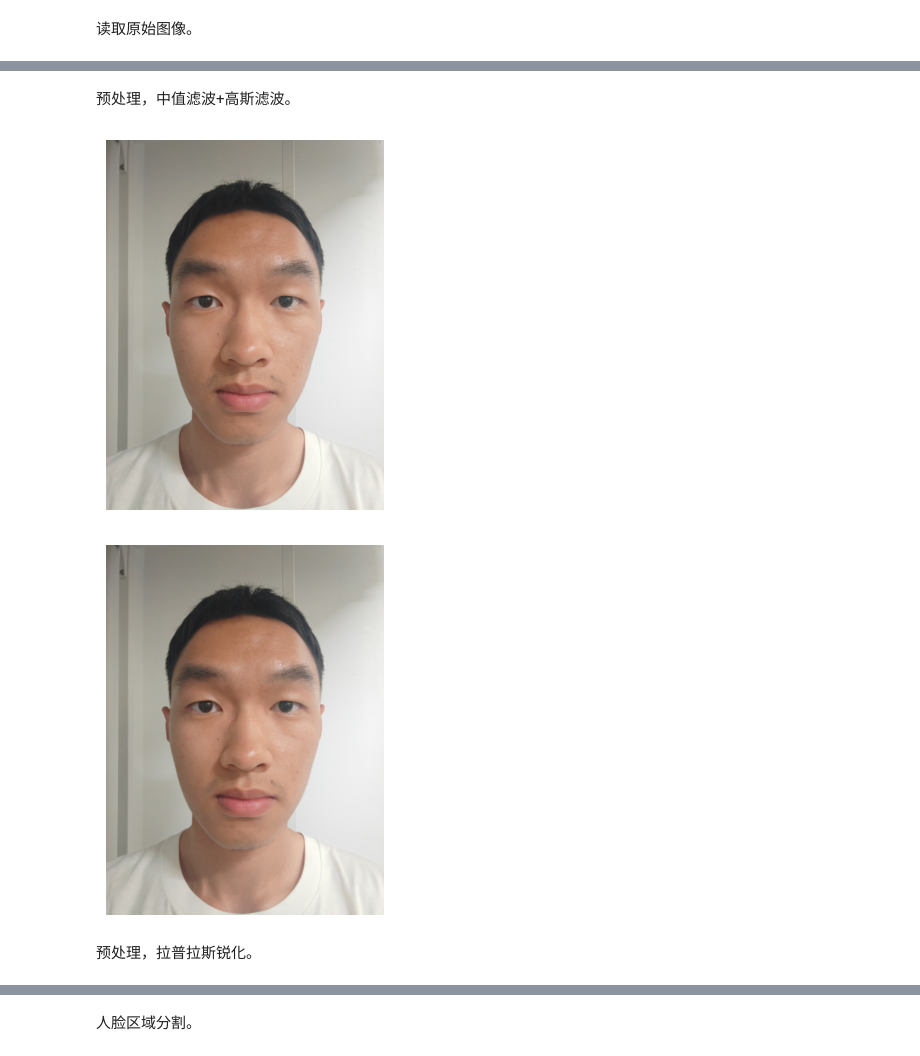
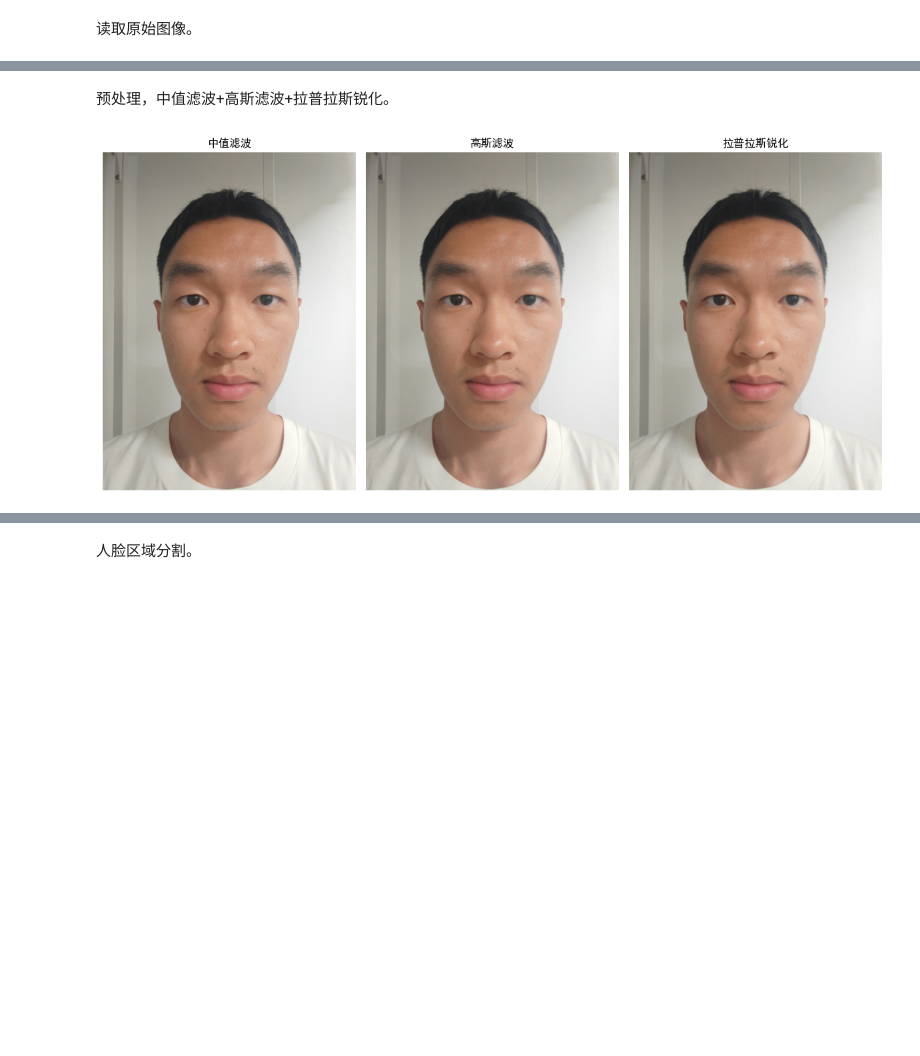
Before and after one commit to DerrickMarcus/digital-image-project, a Jupyter notebook: src/test.ipynb, the cells around one changed output, grey strips where cells are left out. Saved outputs shown, nothing was run; the diff lists cells and outputs as text; code cells hidden in the pictures; blank space fills up the shorter version.

```diff
--- a/src/test.ipynb
+++ b/src/test.ipynb
@@ -20,6 +20,10 @@ from blend import blend_image, feather_mask
 from calibrate import undistort_image
 from detect_face import get_face_mask
 from preprocess import gaussian_filter, laplacian_sharpen, median_filter
+
+# 设置中文字体
+plt.rcParams["font.sans-serif"] = ["SimHei"]  # 黑体
+plt.rcParams["axes.unicode_minus"] = False  # 负号正常显示
 # %% [markdown]
 读取内参矩阵和畸变系数。
 # %%
@@ -38,8 +42,20 @@ dist_coeffs:
 # %% [markdown]
 读取原始图像。
 # %%
-img = cv2.imread("../images/111.jpg")
-plt.imshow(cv2.cvtColor(img, cv2.COLOR_BGR2RGB))
+plt.figure(figsize=(8, 6))
+
+img0 = cv2.imread("../images/111.jpg")
+plt.subplot(1, 2, 1)
+plt.imshow(cv2.cvtColor(img0, cv2.COLOR_BGR2RGB))
 plt.axis("off")
+plt.title("原图")
+
+img1 = undistort_image(img0, K, d)
+plt.subplot(1, 2, 2)
+plt.imshow(cv2.cvtColor(img1, cv2.COLOR_BGR2RGB))
+plt.axis("off")
+plt.title("去畸变")
+
+plt.tight_layout()
 plt.show()
 # %% [output]
@@ -49,5 +62,0 @@ plt.show()
-# %%
-img1 = undistort_image(img, K, d)
-plt.imshow(cv2.cvtColor(img1, cv2.COLOR_BGR2RGB))
-plt.axis("off")
-plt.show()
@@ -56,17 +63,27 @@ plt.show()
 # %% [markdown]
-预处理，中值滤波+高斯滤波。
+预处理，中值滤波+高斯滤波+拉普拉斯锐化。
 # %%
+plt.figure(figsize=(12, 6))
+
 img2 = median_filter(img1, k_size=5)
+plt.subplot(1, 3, 1)
 plt.imshow(cv2.cvtColor(img2, cv2.COLOR_BGR2RGB))
 plt.axis("off")
-plt.show()
+plt.title("中值滤波")
 
-img3 = gaussian_filter(img2, k_size=15, sigma=2.0)
+img3 = gaussian_filter(img2, k_size=13, sigma=2.0)
+plt.subplot(1, 3, 2)
 plt.imshow(cv2.cvtColor(img3, cv2.COLOR_BGR2RGB))
 plt.axis("off")
+plt.title("高斯滤波")
+
+img4 = laplacian_sharpen(img3, alpha=0.8, k_size=1)
+plt.subplot(1, 3, 3)
+plt.imshow(cv2.cvtColor(img4, cv2.COLOR_BGR2RGB))
+plt.axis("off")
+plt.title("拉普拉斯锐化")
+
+plt.tight_layout()
 plt.show()
 # %% [output]
-[figure, old version]
+[figure, new version]
-[figure, removed]
-# %% [markdown]
-预处理，拉普拉斯锐化。
```
Also changed, not shown: parts of 10 cells of this notebook, 8 other files.
